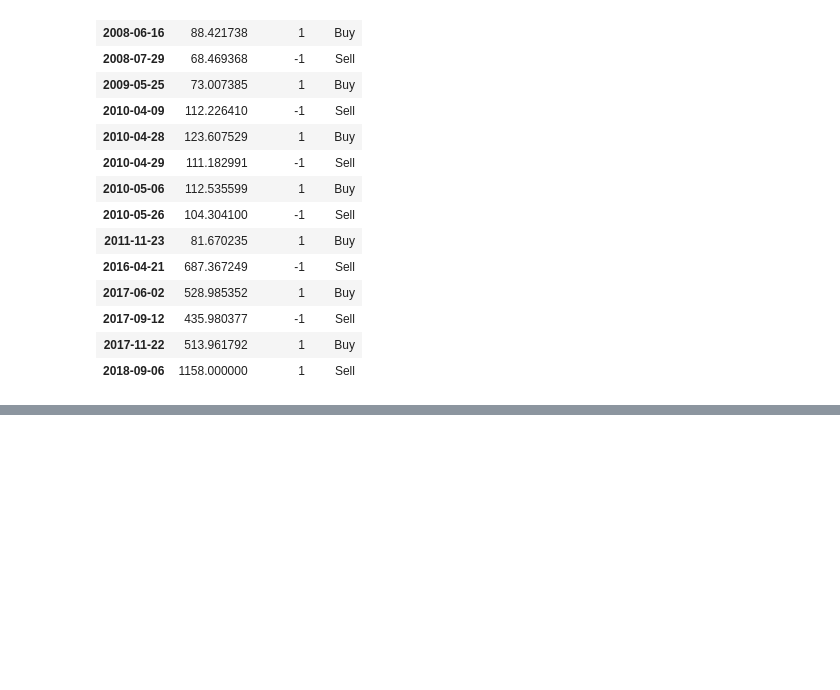
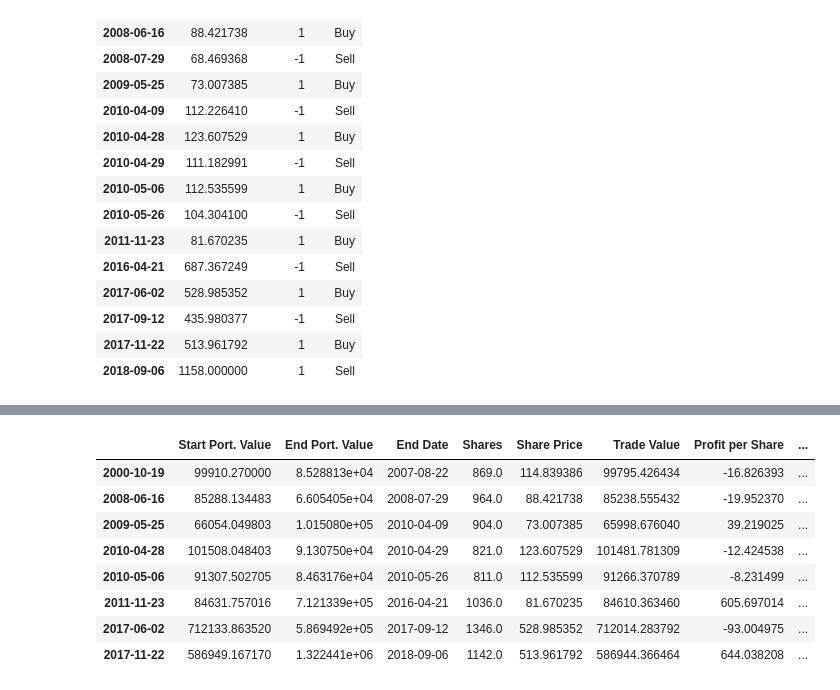
Before and after one commit to AI-Regime/StockInsider, a Jupyter notebook: notebooks/StockSignals.ipynb, the cells around one changed output, grey strips where cells are left out. Drawn from its saved outputs; the diff is of its cells as text; code cells hidden in the pictures; blank space fills up the shorter version.

```diff
--- a/notebooks/StockSignals.ipynb
+++ b/notebooks/StockSignals.ipynb
@@ -156,0 +146,12 @@ MindTree_signals
+# %%
+MindTree_long_profits = pd.DataFrame({
+        "Price": MindTree_signals.loc[(MindTree_signals["Signal"] == "Buy") &
+                                  MindTree_signals["Regime"] == 1, "Price"],
+        "Profit": pd.Series(MindTree_signals["Price"] - MindTree_signals["Price"].shift(1)).loc[
+            MindTree_signals.loc[(MindTree_signals["Signal"].shift(1) == "Buy") & (MindTree_signals["Regime"].shift(1) == 1)].index
+        ].tolist(),
+        "End Date": MindTree_signals["Price"].loc[
+            MindTree_signals.loc[(MindTree_signals["Signal"].shift(1) == "Buy") & (MindTree_signals["Regime"].shift(1) == 1)].index
+        ].index
+    })
+MindTree_long_profits
@@ -156,0 +169,43 @@ MindTree_signals
+# %%
+MindTree_backtest = pd.DataFrame({"Start Port. Value": [],
+                         "End Port. Value": [],
+                         "End Date": [],
+                         "Shares": [],
+                         "Share Price": [],
+                         "Trade Value": [],
+                         "Profit per Share": [],
+                         "Total Profit": [],
+                         })
+cash =  99910.27
+port_value = 1  # Max proportion of portfolio bet on any trade
+
+
+for index, row in MindTree_long_profits.iterrows():
+    NofStock = np.floor(cash * port_value) // row["Price"] # Maximum number of stocks invested in
+    trade_val = NofStock * row["Price"] # How much money is put on the line with each trad
+    share_profit = row["Profit"]
+    profit = share_profit * NofStock # How much money is put on the line with each trade
+
+    MindTree_backtest = MindTree_backtest.append(pd.DataFrame({
+                "Start Port. Value": cash,
+                "End Port. Value": cash + profit,
+                "End Date": row["End Date"],
+                "Shares": NofStock,
+                "Share Price": row["Price"],
+                "Trade Value": trade_val,
+                "Profit per Share": share_profit,
+                "Total Profit": profit,
+                }, index = [index]))
+    cash = max(0, cash + profit)
+
+MindTree_backtest
+# %% [output]
+|  | Start Port. Value | End Port. Value | End Date | Shares | Share Price | Trade Value | Profit per Share | ... |
+| 2000-10-19 | 99910.270000 | 8.528813e+04 | 2007-08-22 | 869.0 | 114.839386 | 99795.426434 | -16.826393 | ... |
+| 2008-06-16 | 85288.134483 | 6.605405e+04 | 2008-07-29 | 964.0 | 88.421738 | 85238.555432 | -19.952370 | ... |
+| 2009-05-25 | 66054.049803 | 1.015080e+05 | 2010-04-09 | 904.0 | 73.007385 | 65998.676040 | 39.219025 | ... |
+| 2010-04-28 | 101508.048403 | 9.130750e+04 | 2010-04-29 | 821.0 | 123.607529 | 101481.781309 | -12.424538 | ... |
+| 2010-05-06 | 91307.502705 | 8.463176e+04 | 2010-05-26 | 811.0 | 112.535599 | 91266.370789 | -8.231499 | ... |
+| 2011-11-23 | 84631.757016 | 7.121339e+05 | 2016-04-21 | 1036.0 | 81.670235 | 84610.363460 | 605.697014 | ... |
+| 2017-06-02 | 712133.863520 | 5.869492e+05 | 2017-09-12 | 1346.0 | 528.985352 | 712014.283792 | -93.004975 | ... |
+| 2017-11-22 | 586949.167170 | 1.322441e+06 | 2018-09-06 | 1142.0 | 513.961792 | 586944.366464 | 644.038208 | ... |
```
Also changed, not shown: parts of 5 cells of this notebook, 1 other file.
